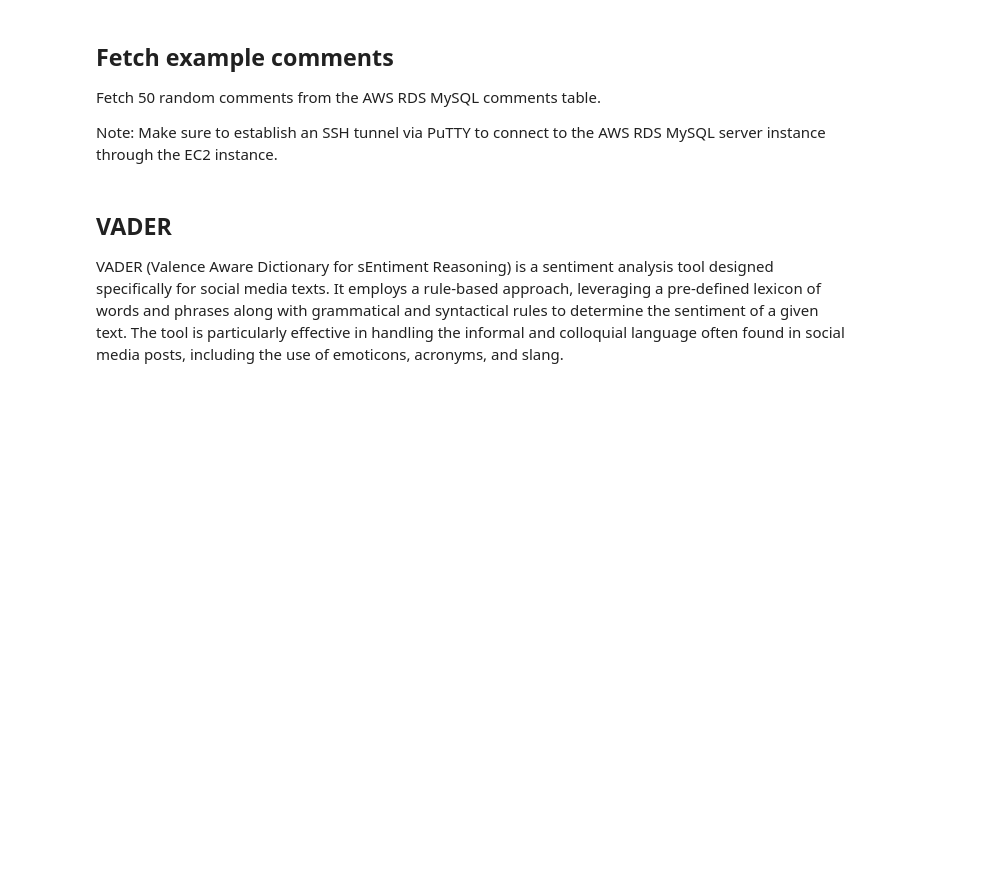
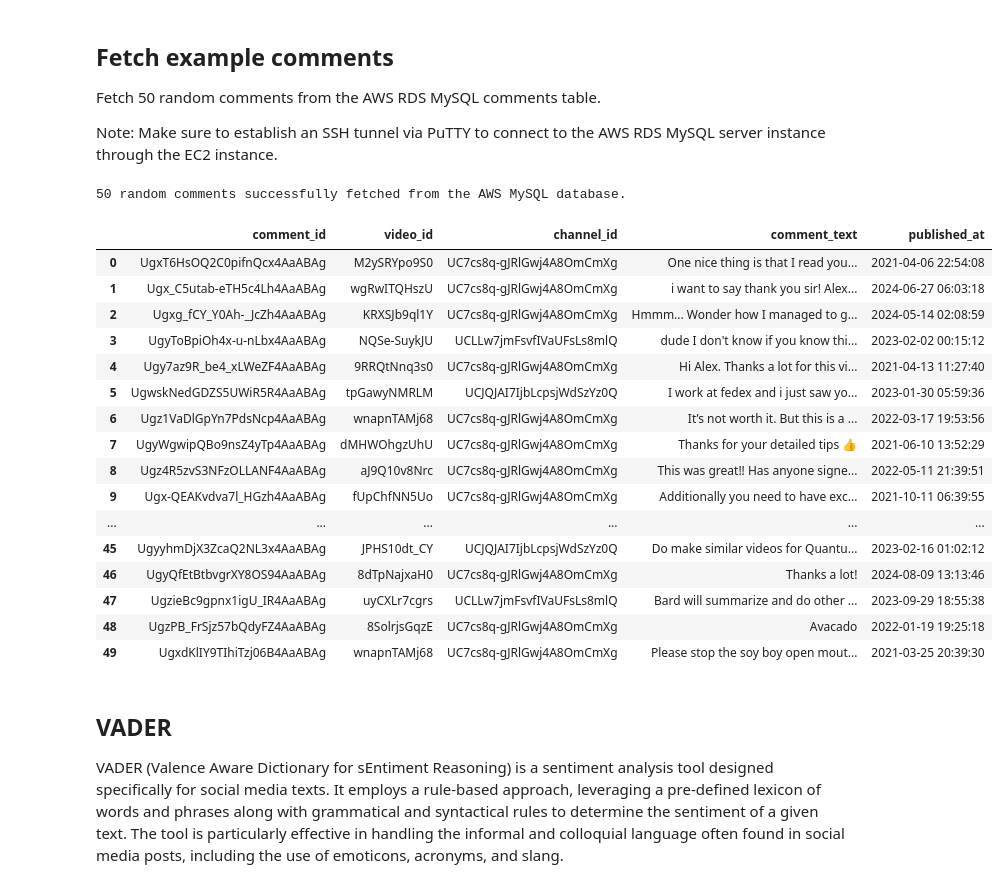
Before and after one commit to JensBender/youtube-channel-analytics, a Jupyter notebook: exploration.ipynb, the cells around one changed output. Cells and saved outputs as stored; diff of their text form; code cells hidden in the pictures; blank space fills up the shorter version.

Commit message:
In exploration.ipynb, in sentiment analysis section, add code to fetch 50 example comments from the aws rds mysql database

```diff
--- a/exploration.ipynb
+++ b/exploration.ipynb
@@ -390,6 +390,50 @@ To identify the most effective sentiment analysis method for YouTube comments, w
 Fetch 50 random comments from the AWS RDS MySQL comments table.
 
 Note: Make sure to establish an SSH tunnel via PuTTY to connect to the AWS RDS MySQL server instance through the EC2 instance.
+# %%
+try:
+    # Create an SQLAlchemy engine for interacting with the MySQL database
+    engine = create_engine(f"mysql+mysqlconnector://{aws_mysql_user}:{aws_mysql_password}@localhost:3308/youtube_analytics")
+
+    # MySQL query to fetch 50 random comments
+    query = "SELECT * FROM comments ORDER BY RAND() LIMIT 50"
+
+    # Execute query to load the comments from the MySQL comments table into a pandas DataFrame
+    try:
+        random_comments_df = pd.read_sql(query, engine)
+        print("50 random comments successfully fetched from the AWS MySQL database.")
+    except Exception as e:
+        print("Error fetching random comments from the AWS MySQL database:", e)
+
+except Exception as e:
+    # Print error if exception occurs when connecting to the database
+    print("Error connecting to AWS MySQL database:", e)
+
+finally:
+    # Close the database connection
+    engine.dispose()
+# %% [output]
+50 random comments successfully fetched from the AWS MySQL database.
+# %%
+random_comments_df
+# %% [output]
+|  | comment_id | video_id | channel_id | comment_text | published_at |
+| 0 | UgxT6HsOQ2C0pifnQcx4AaABAg | M2ySRYpo9S0 | UC7cs8q-gJRlGwj4A8OmCmXg | One nice thing is that I read you... | 2021-04-06 22:54:08 |
+| 1 | Ugx_C5utab-eTH5c4Lh4AaABAg | wgRwITQHszU | UC7cs8q-gJRlGwj4A8OmCmXg | i want to say thank you sir! Alex... | 2024-06-27 06:03:18 |
+| 2 | Ugxg_fCY_Y0Ah-_JcZh4AaABAg | KRXSJb9ql1Y | UC7cs8q-gJRlGwj4A8OmCmXg | Hmmm... Wonder how I managed to g... | 2024-05-14 02:08:59 |
+| 3 | UgyToBpiOh4x-u-nLbx4AaABAg | NQSe-SuykJU | UCLLw7jmFsvfIVaUFsLs8mlQ | dude I don't know if you know thi... | 2023-02-02 00:15:12 |
+| 4 | Ugy7az9R_be4_xLWeZF4AaABAg | 9RRQtNnq3s0 | UC7cs8q-gJRlGwj4A8OmCmXg | Hi Alex. Thanks a lot for this vi... | 2021-04-13 11:27:40 |
+| 5 | UgwskNedGDZS5UWiR5R4AaABAg | tpGawyNMRLM | UCJQJAI7IjbLcpsjWdSzYz0Q | I work at fedex and i just saw yo... | 2023-01-30 05:59:36 |
+| 6 | Ugz1VaDlGpYn7PdsNcp4AaABAg | wnapnTAMj68 | UC7cs8q-gJRlGwj4A8OmCmXg | It’s not worth it. But this is a ... | 2022-03-17 19:53:56 |
+| 7 | UgyWgwipQBo9nsZ4yTp4AaABAg | dMHWOhgzUhU | UC7cs8q-gJRlGwj4A8OmCmXg | Thanks for your detailed tips 👍 | 2021-06-10 13:52:29 |
+| 8 | Ugz4R5zvS3NFzOLLANF4AaABAg | aJ9Q10v8Nrc | UC7cs8q-gJRlGwj4A8OmCmXg | This was great!! Has anyone signe... | 2022-05-11 21:39:51 |
+| 9 | Ugx-QEAKvdva7l_HGzh4AaABAg | fUpChfNN5Uo | UC7cs8q-gJRlGwj4A8OmCmXg | Additionally you need to have exc... | 2021-10-11 06:39:55 |
+| ... | ... | ... | ... | ... | ... |
+| 45 | UgyyhmDjX3ZcaQ2NL3x4AaABAg | JPHS10dt_CY | UCJQJAI7IjbLcpsjWdSzYz0Q | Do make similar videos for Quantu... | 2023-02-16 01:02:12 |
+| 46 | UgyQfEtBtbvgrXY8OS94AaABAg | 8dTpNajxaH0 | UC7cs8q-gJRlGwj4A8OmCmXg | Thanks a lot! | 2024-08-09 13:13:46 |
+| 47 | UgzieBc9gpnx1igU_IR4AaABAg | uyCXLr7cgrs | UCLLw7jmFsvfIVaUFsLs8mlQ | Bard will summarize and do other ... | 2023-09-29 18:55:38 |
+| 48 | UgzPB_FrSjz57bQdyFZ4AaABAg | 8SolrjsGqzE | UC7cs8q-gJRlGwj4A8OmCmXg | Avacado | 2022-01-19 19:25:18 |
+| 49 | UgxdKlIY9TIhiTzj06B4AaABAg | wnapnTAMj68 | UC7cs8q-gJRlGwj4A8OmCmXg | Please stop the soy boy open mout... | 2021-03-25 20:39:30 |
 # %% [markdown]
 ## VADER
 VADER (Valence Aware Dictionary for sEntiment Reasoning) is a sentiment analysis tool designed specifically for social media texts. It employs a rule-based approach, leveraging a pre-defined lexicon of words and phrases along with grammatical and syntactical rules to determine the sentiment of a given text. The tool is particularly effective in handling the informal and colloquial language often found in social media posts, including the use of emoticons, acronyms, and slang.
```
